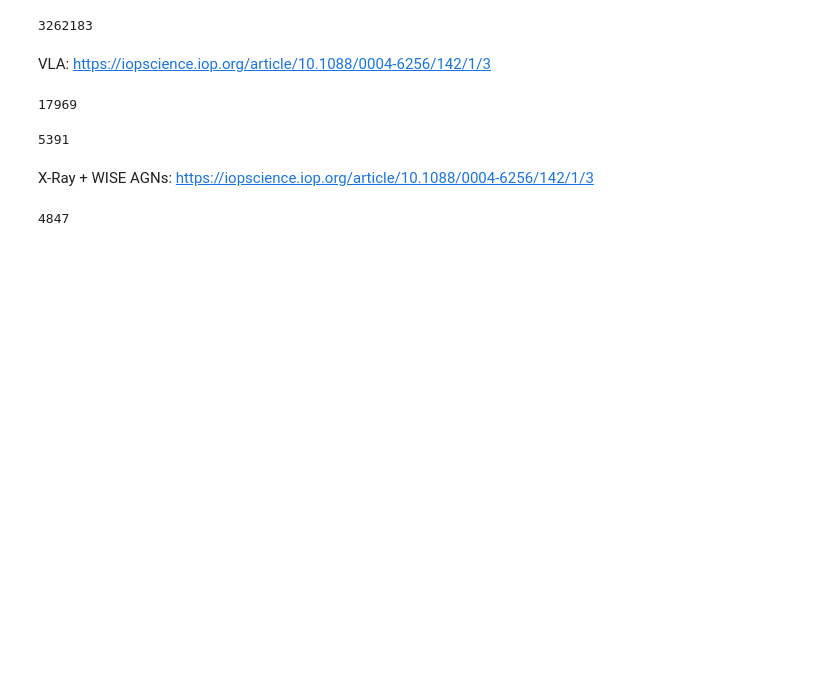
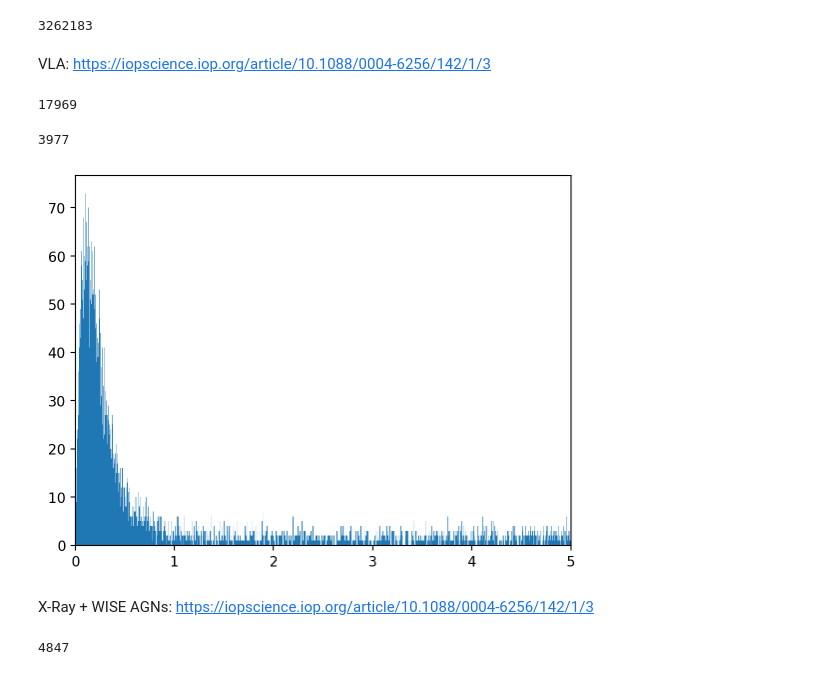
Before and after one commit to Chisen-Lupus/DES-SED-fitting, a Jupyter notebook: chi2.ipynb, the cells around one changed output. Drawn from its saved outputs; the diff is of its cells as text; code cells hidden in the pictures; blank space fills up the shorter version.

```diff
--- a/chi2.ipynb
+++ b/chi2.ipynb
@@ -42,13 +42,18 @@ len(Hodge11)
 # %%
 Hodge11_coord = SkyCoord(ra=Hodge11['RA'], dec=Hodge11['Dec'])
 
 idx, d2d, d3d = cigale_coord.match_to_catalog_3d(Hodge11_coord)
 
-max_sep = 5*u.arcsec
+max_sep = 1*u.arcsec
 Hodge11_sel = d2d<max_sep
+
+plt.hist(d2d.arcsec[d2d.arcsec<5], bins=1000)
+plt.xlim(0, 5)
+
 np.count_nonzero(Hodge11_sel)
 # %% [output]
-5391
+3977
+[figure, added]
 # %% [markdown]
 X-Ray + WISE AGNs: https://iopscience.iop.org/article/10.1088/0004-6256/142/1/3
 # %%
```
Also changed, not shown: parts of 5 cells of this notebook.
